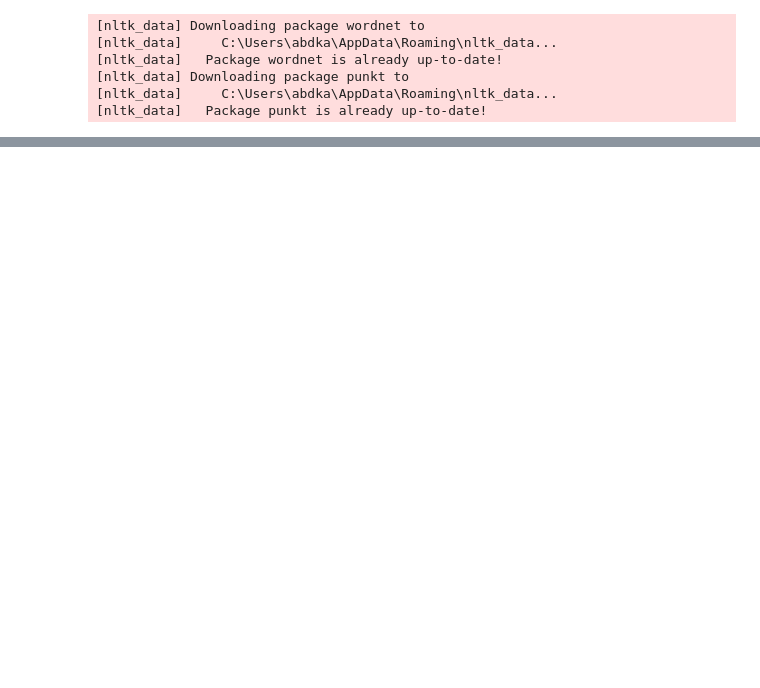
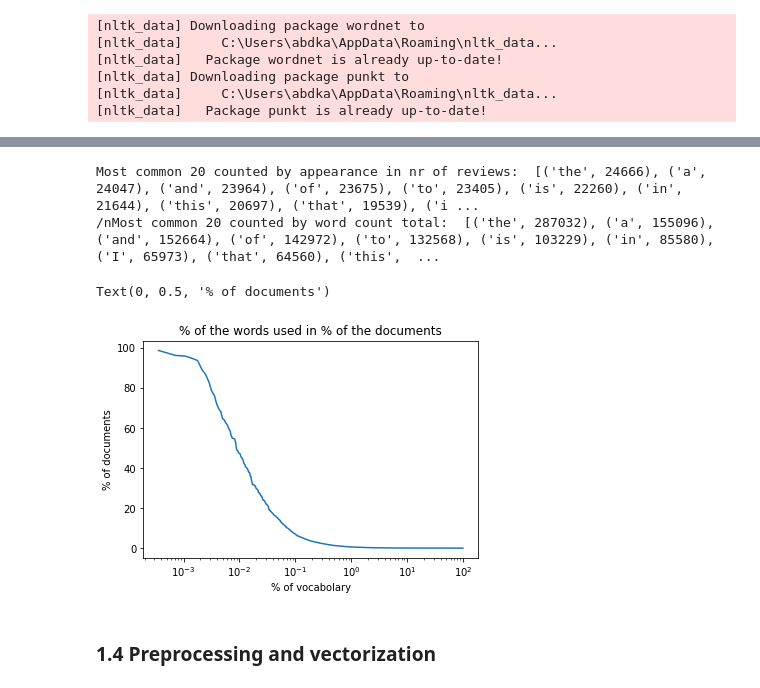
Before and after one commit to STProgrammer/GA-classification, a Jupyter notebook: GA-text-classification.ipynb, the cells around one changed output, grey strips where cells are left out. Drawn from its saved outputs; the diff is of its cells as text; code cells hidden in the pictures; blank space fills up the shorter version.

```diff
--- a/GA-text-classification.ipynb
+++ b/GA-text-classification.ipynb
@@ -46,18 +48,20 @@ files_test_neg = PlaintextCorpusReader(corpus_test_neg_root, '.*')
 
 
 # Getting review texts, labels and rates all in arrays
+# Here we save the labels as one hot encoded arrays so it's easier to make
+# calculations in the classifier easier.
 reviews_train_pos = [files_train_pos.open(n).read() for n in files_train_pos.fileids()]
 rates_train_pos = [int(re.split("_|\.", n)[-2]) for n in files_train_pos.fileids()]
-labels_train_pos = [np.array([1, 0])] * len(reviews_train_pos)
+labels_train_pos = [1] * len(reviews_train_pos)
 
 reviews_train_neg = [files_train_neg.open(n).read() for n in files_train_neg.fileids()]
 rates_train_neg = [int(re.split("_|\.", n)[-2]) for n in files_train_neg.fileids()]
-labels_train_neg = [np.array([0, 1])] * len(reviews_train_neg)
+labels_train_neg = [0] * len(reviews_train_neg)
 
 reviews_test_pos = [files_test_pos.open(n).read() for n in files_test_pos.fileids()]
 rates_test_pos = [int(re.split("_|\.", n)[-2]) for n in files_test_pos.fileids()]
-labels_test_pos = [np.array([1, 0])] * len(reviews_test_pos)
+labels_test_pos = [1] * len(reviews_test_pos)
 
 reviews_test_neg = [files_test_neg.open(n).read() for n in files_test_neg.fileids()]
 rates_test_neg = [int(re.split("_|\.", n)[-2]) for n in files_test_neg.fileids()]
-labels_test_neg = [np.array([0, 1])] * len(reviews_test_neg)
+labels_test_neg = [0] * len(reviews_test_neg)
@@ -76,3 +108,44 @@ test_set['label'] = labels_test_pos + labels_test_neg
+# %%
+# Data exploration
+# Most common words
+
+from collections import Counter
+cnt = Counter()
+cnt2 = Counter()
+for text in train_set["review"].values:
+    # Counting the words
+    for word in text.split():
+        cnt[word] += 1
+    # Counting in how many reviews the word appears
+    for word in set(text.split()):
+        cnt2[word] += 1
+
+print("Most common 20 counted by appearance in nr of reviews: ", cnt2.most_common(20))
+print("/nMost common 20 counted by word count total: ", cnt.most_common(20))
+# %% [output]
+Most common 20 counted by appearance in nr of reviews:  [('the', 24666), ('a', 24047), ('and', 23964), ('of', 23675), ('to', 23405), ('is', 22260), ('in', 21644), ('this', 20697), ('that', 19539), ('i ...
+/nMost common 20 counted by word count total:  [('the', 287032), ('a', 155096), ('and', 152664), ('of', 142972), ('to', 132568), ('is', 103229), ('in', 85580), ('I', 65973), ('that', 64560), ('this',  ...
+# %%
+# What % of the reviews use what % of the vocab
+vocab_size = len(cnt2)
+sample_size = 25000
+
+y = [c/sample_size * 100 for (w, c) in cnt2.most_common()]
+x = [c/vocab_size * 100 for c in range(1, vocab_size+1)]
+import matplotlib.pyplot as plt
+
+fig, ax = plt.subplots()
+
+ax.plot(x, y)
+ax.set_title("% of the words used in % of the documents")
+ax.set_xscale('log')
+ax.set_xlabel("% of vocabolary")
+ax.set_ylabel("% of documents")
+# %% [output]
+Text(0, 0.5, '% of documents')
+[figure, added]
+# %% [markdown]
+### 1.4 Preprocessing and vectorization
 # %%
 # I think to put this into own .PY file and import from there
 class text_preprocessor():
```
Also changed, not shown: parts of 40 cells of this notebook.
